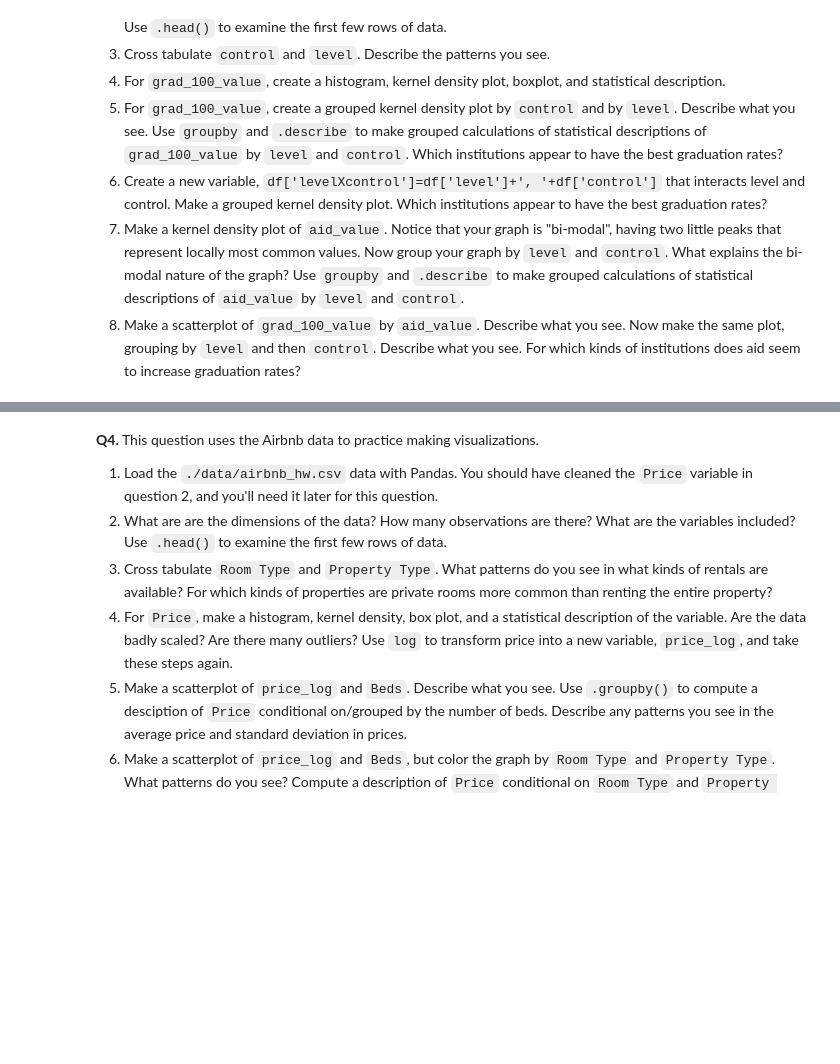
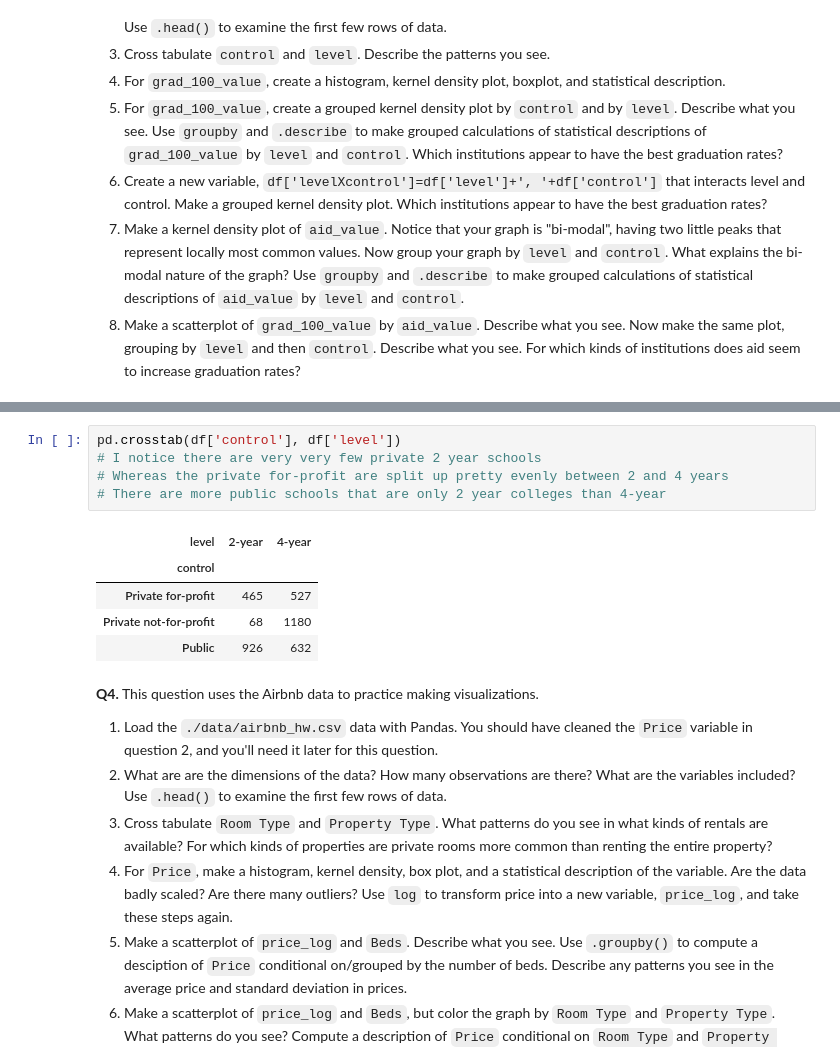
Before and after one commit to BAltenburger/assignment2, a Jupyter notebook: assignment2.ipynb, the cells around one changed output, grey strips where cells are left out. Cells and saved outputs as stored; diff of their text form; blank space fills up the shorter version.

```diff
--- a/assignment2.ipynb
+++ b/assignment2.ipynb
@@ -108,3 +184,14 @@ The "relevant" variables for this question are:
+# %%
+pd.crosstab(df['control'], df['level'])
+# I notice there are very very few private 2 year schools
+# Whereas the private for-profit are split up pretty evenly between 2 and 4 years
+# There are more public schools that are only 2 year colleges than 4-year
+# %% [output]
+| level | 2-year | 4-year |
+| control |  |  |
+| Private for-profit | 465 | 527 |
+| Private not-for-profit | 68 | 1180 |
+| Public | 926 | 632 |
 # %% [markdown]
 **Q4.** This question uses the Airbnb data to practice making visualizations.
 
```
Also changed, not shown: parts of 7 cells of this notebook.
